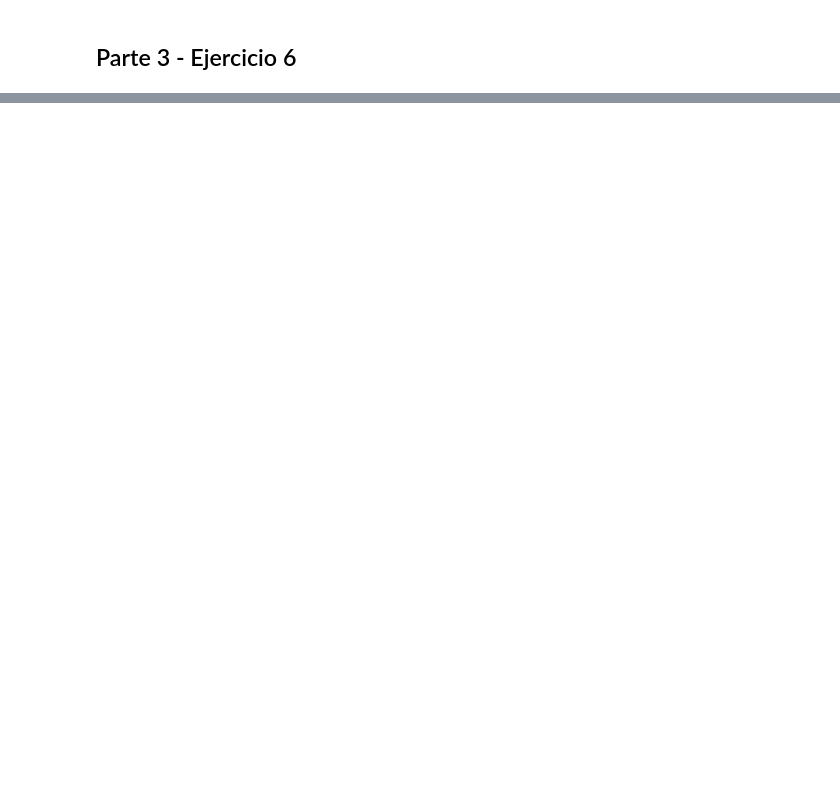
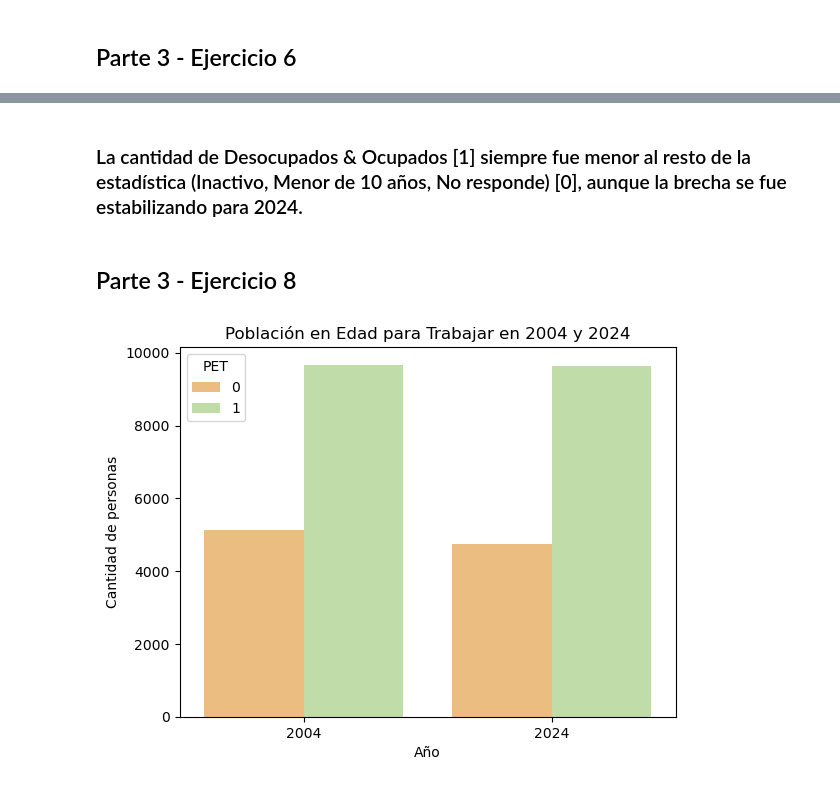
Before and after one commit to MaxiPetrini/BigDataUBA-Grupo16, a Jupyter notebook: TP2/tp2.ipynb, the cells around one changed output, grey strips where cells are left out. Drawn from its saved outputs; the diff is of its cells as text; code cells hidden in the pictures; blank space fills up the shorter version.

```diff
--- a/TP2/tp2.ipynb
+++ b/TP2/tp2.ipynb
@@ -377,0 +379,20 @@ Name: count, dtype: int64
+# %% [markdown]
+### La cantidad de Desocupados & Ocupados [1] siempre fue menor al resto de la estadística (Inactivo, Menor de 10 años, No responde) [0], aunque la brecha se fue estabilizando para 2024.
+# %% [markdown]
+## Parte 3 - Ejercicio 8
+# %%
+df_si_responden = df_si_responden.copy()
+
+df_si_responden['CH06'] = pd.to_numeric(df_si_responden['CH06'], errors='coerce')
+
+df_si_responden['PET'] = np.where((df_si_responden['CH06'] >= 15) & (df_si_responden['CH06'] <= 65), 1, 0)
+
+sns.countplot(data=df_si_responden, x='ANO4', hue='PET', palette='Spectral')
+
+plt.title("Población en Edad para Trabajar en 2004 y 2024")
+plt.xlabel("Año")
+plt.ylabel("Cantidad de personas")
+plt.legend(title='PET')
+plt.show()
+# %% [output]
+[figure, added]
```
Also changed, not shown: parts of 20 cells of this notebook.
